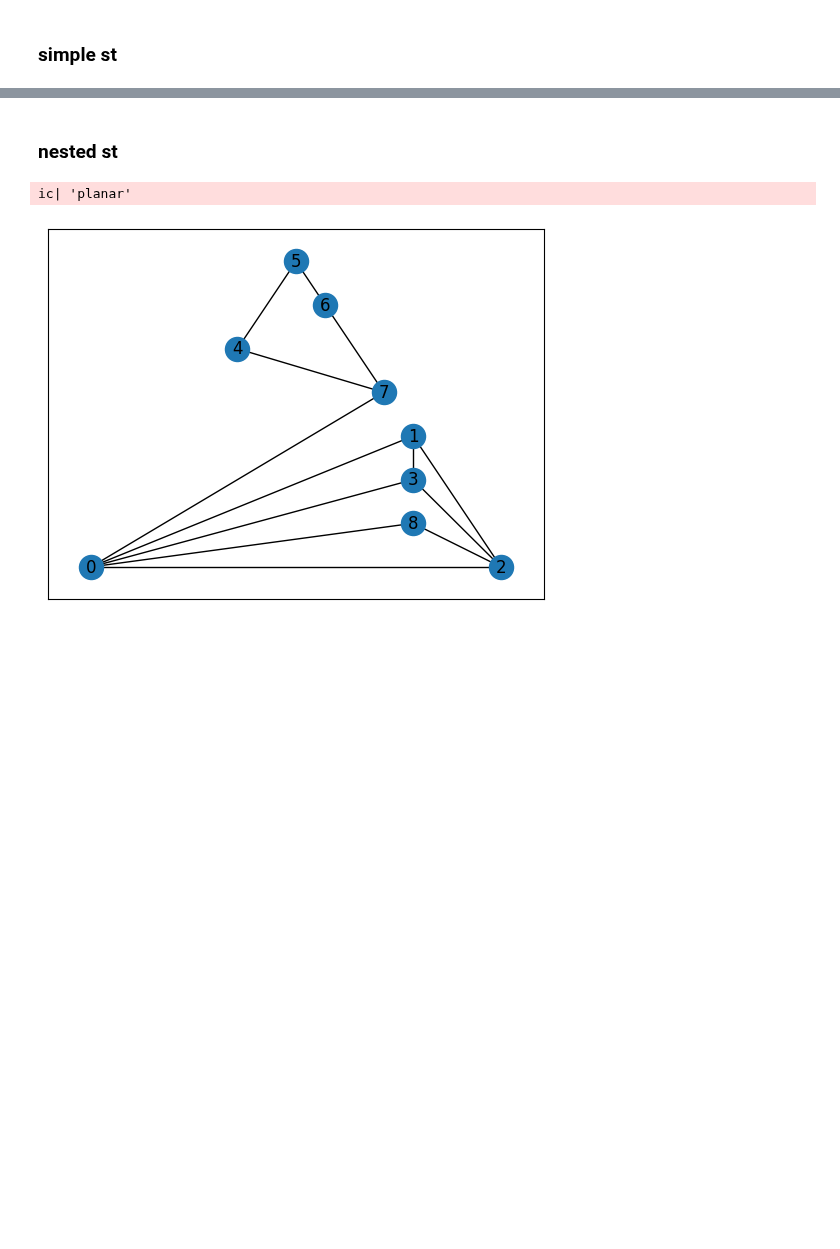
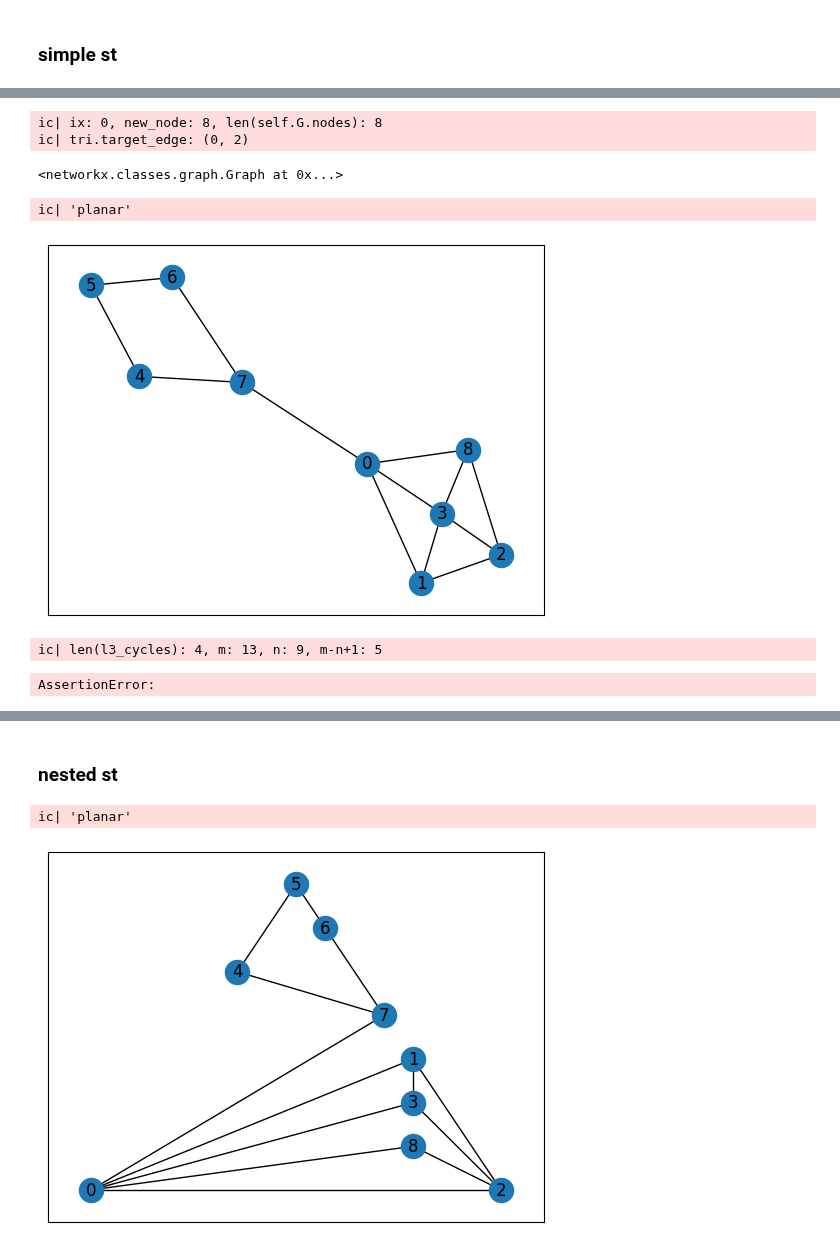
Before and after one commit to juliet29/bisht2022, a Jupyter notebook: test08_sepTri.ipynb, the cells around one changed output, grey strips where cells are left out. Cells and saved outputs as stored; diff of their text form; code cells hidden in the pictures; blank space fills up the shorter version.

```diff
--- a/test08_sepTri.ipynb
+++ b/test08_sepTri.ipynb
@@ -51,3 +39,21 @@ b.find_sep_triangle_targets()
+# %%
+b.clean_up_sep_triangle()
+# %% [output]
+ic| ix: 0, new_node: 8, len(self.G.nodes): 8
+ic| tri.target_edge: (0, 2)
+<networkx.classes.graph.Graph at 0x...>
+# %%
+plot_just_planar(b.G_nost, pos) # TODO embedding must stay the same
+# %% [output]
+ic| 'planar'
+[figure, added]
+# %%
+a = Augment(b.G_nost)
+a.DEBUG = True
+a.seperating_triangle_check(b.G_nost)
+# %% [output]
+ic| len(l3_cycles): 4, m: 13, n: 9, m-n+1: 5
+AssertionError:
 # %%
 sep_tris
 # %% [output]
```
Also changed, not shown: parts of 12 cells of this notebook, 3 other files.
